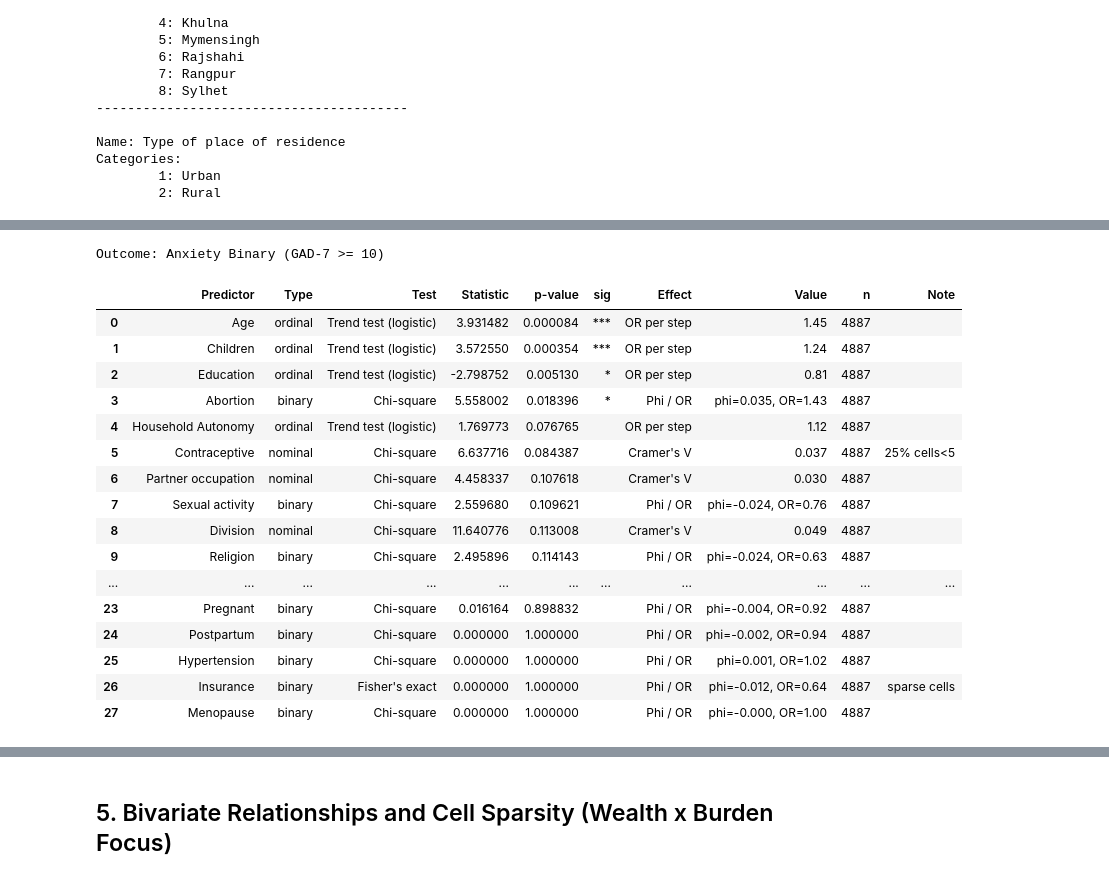
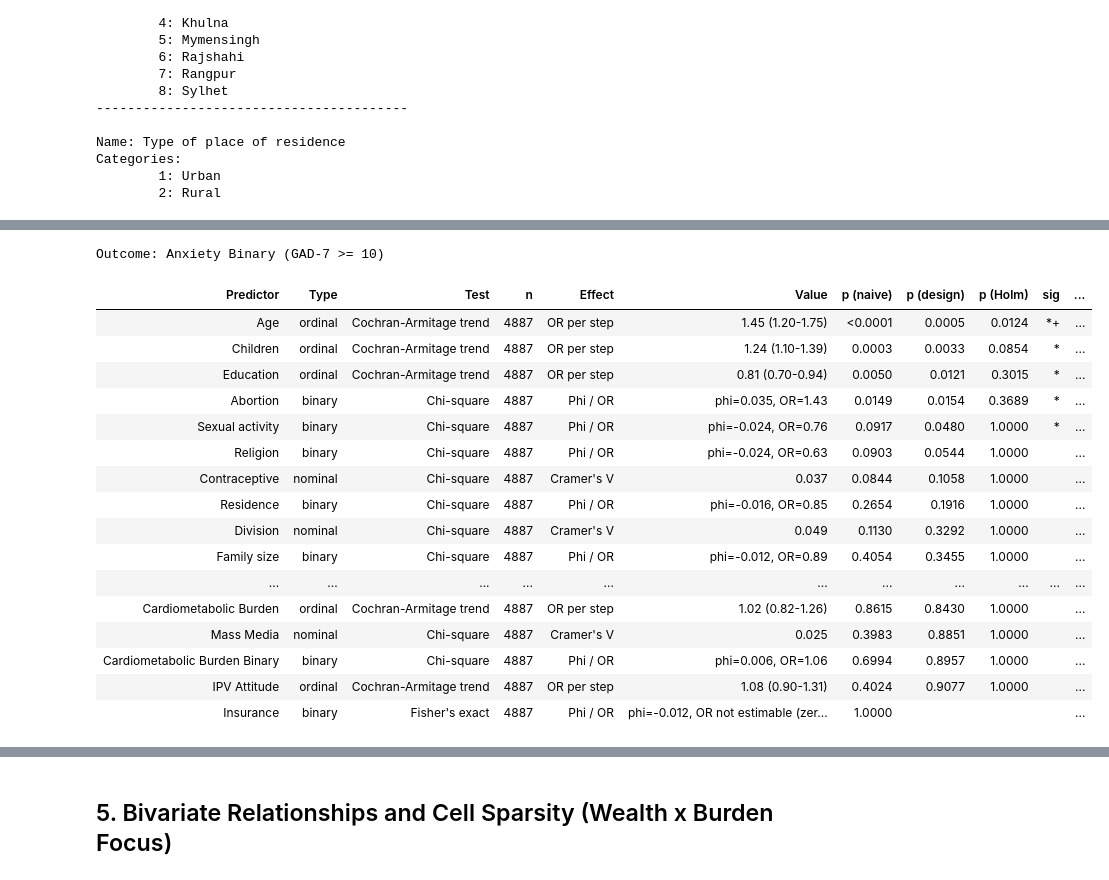
Before and after one commit to MdNadratanNaim/Cardiometabolic-Burden-as-Effect-Modifier, a Jupyter notebook: notebooks/4. Exploratory Data Analysis.ipynb, the cells around one changed output, grey strips where cells are left out. Saved outputs shown, nothing was run; the diff lists cells and outputs as text; code cells hidden in the pictures.

```diff
--- a/notebooks/4. Exploratory Data Analysis.ipynb
+++ b/notebooks/4. Exploratory Data Analysis.ipynb
@@ -467,0 +651,19 @@ def run_bivariate(outcome, outcome_type):
+# %%
+table1_vars = [c for c in df.columns if c not in ("CASEID", "Sampling weight", "PSU", "Stratum")]
+rows = []
+for v in table1_vars:
+    labels = value_labels(v)
+    s = df[v].astype(int)
+    for code in (labels or sorted(s.unique())):
+        ind = (s == code).to_numpy()
+        p, se, lo, hi = design.prop(ind)
+        rows.append({"Variable": v, "Category": labels.get(code, code), "n": int(ind.sum()),
+                     "Unweighted %": 100 * ind.mean(), "Weighted %": 100 * p,
+                     "95% CI low": 100 * lo, "95% CI high": 100 * hi,
+                     "Flag": "n<30" if ind.sum() < 30 else ""})
+table1 = pd.DataFrame(rows)
+print(f"{len(table1_vars)} variables, {len(table1)} categories; "
+      f"{(table1['Flag'] != '').sum()} categories have n < 30: "
+      + ", ".join(f"{r.Variable}={r.Category} (n={r.n})" for r in table1[table1['Flag'] != ''].itertuples()))
+print("CI = strata + PSU Taylor linearisation, logit-scale (a plain Wald CI would go below 0 for the rare categories).\n")
+table1.round(1).set_index(["Variable", "Category"])
@@ -467,0 +900,4 @@ def run_bivariate(outcome, outcome_type):
+# %%
+print("Outcome: Depression (PHQ-9 band, ordinal)")
+RESULTS["Depression"] = run_bivariate("Depression", "ordinal")
+show(RESULTS["Depression"])
@@ -467,0 +923,4 @@ def run_bivariate(outcome, outcome_type):
+# %%
+print("Outcome: Anxiety (GAD-7 band, ordinal)")
+RESULTS["Anxiety"] = run_bivariate("Anxiety", "ordinal")
+show(RESULTS["Anxiety"])
@@ -468,5 +946,6 @@ def run_bivariate(outcome, outcome_type):
 # %%
 print("Outcome: Depression Binary (PHQ-9 >= 10)")
-run_bivariate("Depression Binary", "binary")
+RESULTS["Depression Binary"] = run_bivariate("Depression Binary", "binary")
+show(RESULTS["Depression Binary"])
 # %% [output]
 Outcome: Depression Binary (PHQ-9 >= 10)
@@ -490,22 +969,23 @@ Outcome: Depression Binary (PHQ-9 >= 10)
 # %%
 print("Outcome: Anxiety Binary (GAD-7 >= 10)")
-run_bivariate("Anxiety Binary", "binary")
+RESULTS["Anxiety Binary"] = run_bivariate("Anxiety Binary", "binary")
+show(RESULTS["Anxiety Binary"])
 # %% [output]
 Outcome: Anxiety Binary (GAD-7 >= 10)
-|  | Predictor | Type | Test | Statistic | p-value | sig | Effect | Value | n | Note |
-| 0 | Age | ordinal | Trend test (logistic) | 3.931482 | 0.000084 | *** | OR per step | 1.45 | 4887 |  |
-| 1 | Children | ordinal | Trend test (logistic) | 3.572550 | 0.000354 | *** | OR per step | 1.24 | 4887 |  |
-| 2 | Education | ordinal | Trend test (logistic) | -2.798752 | 0.005130 | * | OR per step | 0.81 | 4887 |  |
-| 3 | Abortion | binary | Chi-square | 5.558002 | 0.018396 | * | Phi / OR | phi=0.035, OR=1.43 | 4887 |  |
-| 4 | Household Autonomy | ordinal | Trend test (logistic) | 1.769773 | 0.076765 |  | OR per step | 1.12 | 4887 |  |
-| 5 | Contraceptive | nominal | Chi-square | 6.637716 | 0.084387 |  | Cramer's V | 0.037 | 4887 | 25% cells<5 |
-| 6 | Partner occupation | nominal | Chi-square | 4.458337 | 0.107618 |  | Cramer's V | 0.030 | 4887 |  |
-| 7 | Sexual activity | binary | Chi-square | 2.559680 | 0.109621 |  | Phi / OR | phi=-0.024, OR=0.76 | 4887 |  |
-| 8 | Division | nominal | Chi-square | 11.640776 | 0.113008 |  | Cramer's V | 0.049 | 4887 |  |
-| 9 | Religion | binary | Chi-square | 2.495896 | 0.114143 |  | Phi / OR | phi=-0.024, OR=0.63 | 4887 |  |
+| Predictor | Type | Test | n | Effect | Value | p (naive) | p (design) | p (Holm) | sig | ... |
+| Age | ordinal | Cochran-Armitage trend | 4887 | OR per step | 1.45 (1.20-1.75) | <0.0001 | 0.0005 | 0.0124 | *+ | ... |
+| Children | ordinal | Cochran-Armitage trend | 4887 | OR per step | 1.24 (1.10-1.39) | 0.0003 | 0.0033 | 0.0854 | * | ... |
+| Education | ordinal | Cochran-Armitage trend | 4887 | OR per step | 0.81 (0.70-0.94) | 0.0050 | 0.0121 | 0.3015 | * | ... |
+| Abortion | binary | Chi-square | 4887 | Phi / OR | phi=0.035, OR=1.43 | 0.0149 | 0.0154 | 0.3689 | * | ... |
+| Sexual activity | binary | Chi-square | 4887 | Phi / OR | phi=-0.024, OR=0.76 | 0.0917 | 0.0480 | 1.0000 | * | ... |
+| Religion | binary | Chi-square | 4887 | Phi / OR | phi=-0.024, OR=0.63 | 0.0903 | 0.0544 | 1.0000 |  | ... |
+| Contraceptive | nominal | Chi-square | 4887 | Cramer's V | 0.037 | 0.0844 | 0.1058 | 1.0000 |  | ... |
+| Residence | binary | Chi-square | 4887 | Phi / OR | phi=-0.016, OR=0.85 | 0.2654 | 0.1916 | 1.0000 |  | ... |
+| Division | nominal | Chi-square | 4887 | Cramer's V | 0.049 | 0.1130 | 0.3292 | 1.0000 |  | ... |
+| Family size | binary | Chi-square | 4887 | Phi / OR | phi=-0.012, OR=0.89 | 0.4054 | 0.3455 | 1.0000 |  | ... |
 | ... | ... | ... | ... | ... | ... | ... | ... | ... | ... | ... |
-| 23 | Pregnant | binary | Chi-square | 0.016164 | 0.898832 |  | Phi / OR | phi=-0.004, OR=0.92 | 4887 |  |
-| 24 | Postpartum | binary | Chi-square | 0.000000 | 1.000000 |  | Phi / OR | phi=-0.002, OR=0.94 | 4887 |  |
-| 25 | Hypertension | binary | Chi-square | 0.000000 | 1.000000 |  | Phi / OR | phi=0.001, OR=1.02 | 4887 |  |
-| 26 | Insurance | binary | Fisher's exact | 0.000000 | 1.000000 |  | Phi / OR | phi=-0.012, OR=0.64 | 4887 | sparse cells |
-| 27 | Menopause | binary | Chi-square | 0.000000 | 1.000000 |  | Phi / OR | phi=-0.000, OR=1.00 | 4887 |  |
+| Cardiometabolic Burden | ordinal | Cochran-Armitage trend | 4887 | OR per step | 1.02 (0.82-1.26) | 0.8615 | 0.8430 | 1.0000 |  | ... |
+| Mass Media | nominal | Chi-square | 4887 | Cramer's V | 0.025 | 0.3983 | 0.8851 | 1.0000 |  | ... |
+| Cardiometabolic Burden Binary | binary | Chi-square | 4887 | Phi / OR | phi=0.006, OR=1.06 | 0.6994 | 0.8957 | 1.0000 |  | ... |
+| IPV Attitude | ordinal | Cochran-Armitage trend | 4887 | OR per step | 1.08 (0.90-1.31) | 0.4024 | 0.9077 | 1.0000 |  | ... |
+| Insurance | binary | Fisher's exact | 4887 | Phi / OR | phi=-0.012, OR not estimable (zer... | 1.0000 |  |  |  | ... |
```
Also changed, not shown: parts of 90 cells of this notebook, 2 other files.
